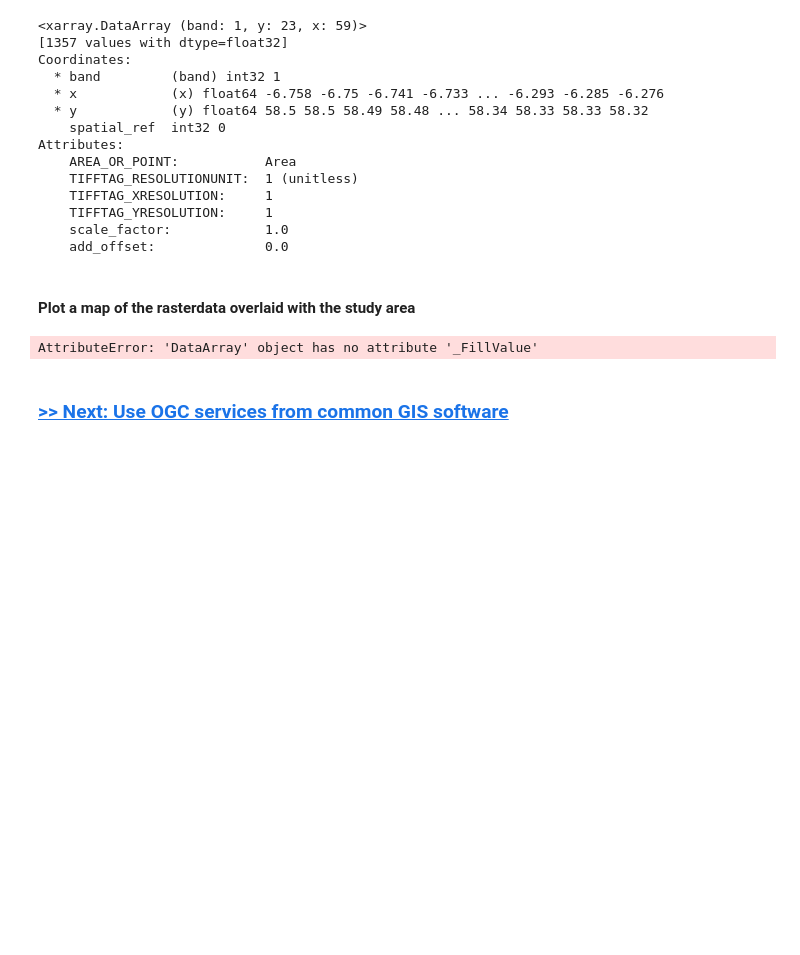
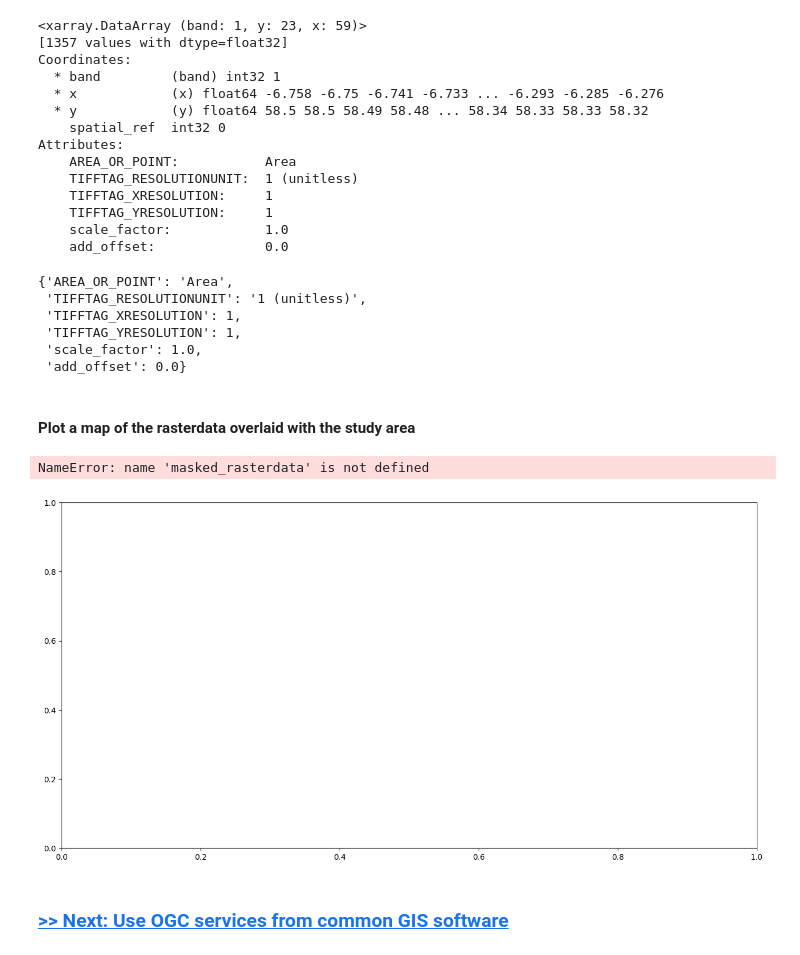
Before and after one commit to missionatlantic/GeoNode_OGC_webservices_workshop, a Jupyter notebook: 3_subset_and_download_data_with_WFS&WCS.ipynb, the cells around one changed output. Cells and saved outputs as stored; diff of their text form; code cells hidden in the pictures; blank space fills up the shorter version.

```diff
--- a/3_subset_and_download_data_with_WFS&WCS.ipynb
+++ b/3_subset_and_download_data_with_WFS&WCS.ipynb
@@ -375,19 +404,29 @@ Attributes:
     TIFFTAG_YRESOLUTION:     1
     scale_factor:            1.0
     add_offset:              0.0
+# %%
+rasterdata.attrs
+# %% [output]
+{'AREA_OR_POINT': 'Area',
+ 'TIFFTAG_RESOLUTIONUNIT': '1 (unitless)',
+ 'TIFFTAG_XRESOLUTION': 1,
+ 'TIFFTAG_YRESOLUTION': 1,
+ 'scale_factor': 1.0,
+ 'add_offset': 0.0}
 # %% [markdown]
 #### Plot a map of the rasterdata overlaid with the study area
 # %%
 # mask with the nodata value
-masked_rasterdata = rasterdata.where(rasterdata != rasterdata._FillValue)
+#masked_rasterdata = rasterdata.where(rasterdata != rasterdata._FillValue)
 fig = plt.figure(figsize=(16,8))
 ax = fig.add_subplot(111)
 masked_rasterdata.plot(ax = ax,cbar_kwargs={'orientation': 'horizontal','label':'Habitat Suitability Index'} ) # plot raster data
 study_area.boundary.plot(ax=ax, color=None, edgecolor = 'red', label = 'Study Area') # plot study areas
 ax.legend()
 ax.set_title('Lophelia pertusa Habitat suitability in the study area')
 # %% [output]
-AttributeError: 'DataArray' object has no attribute '_FillValue'
+NameError: name 'masked_rasterdata' is not defined
+[figure, added]
 # %% [markdown]
 ### [>> Next: Use OGC services from common GIS software](./4_OGC_services_from_common_GIS_software.ipynb)
 # %% [markdown]
```
Also changed, not shown: parts of 7 cells of this notebook, 20 other files.
